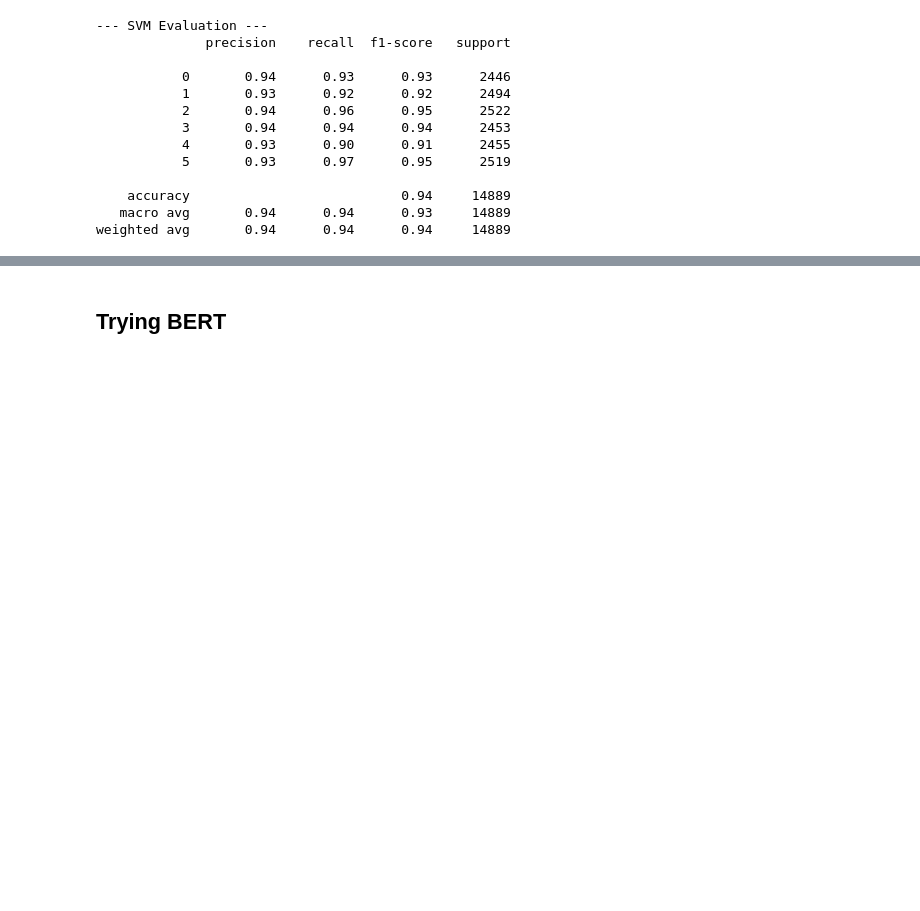
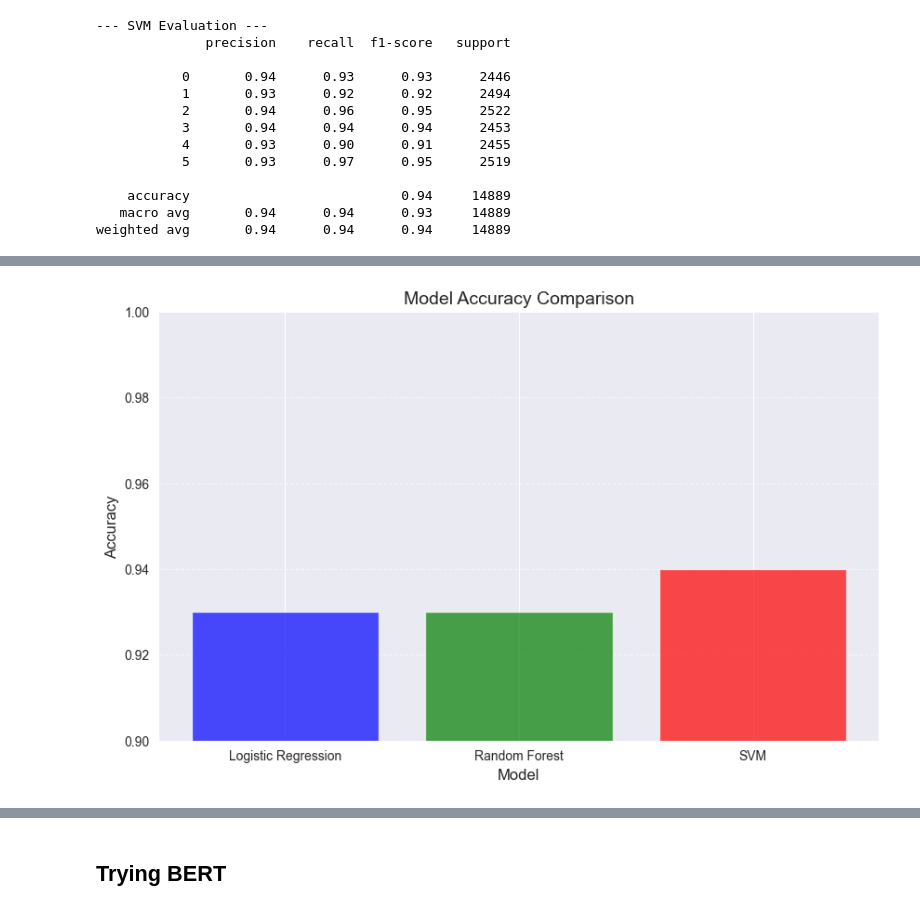
Before and after one commit to JamesAdeshina/Emotion_Classifier, a Jupyter notebook: main.ipynb, the cells around one changed output, grey strips where cells are left out. Drawn from its saved outputs; the diff is of its cells as text; code cells hidden in the pictures; blank space fills up the shorter version.

```diff
--- a/main.ipynb
+++ b/main.ipynb
@@ -781,0 +806,17 @@ Test Accuracy: 0.5429511666297913
+# %%
+# Define model names and corresponding performance metrics
+models = ["Logistic Regression", "Random Forest", "SVM"]
+accuracy = [0.93, 0.93, 0.94]
+f1_scores = [0.93, 0.93, 0.94]
+# %%
+# Plot Model Accuracy Comparison
+plt.figure(figsize=(10, 6))
+plt.bar(models, accuracy, color=['blue', 'green', 'red'], alpha=0.7)
+plt.ylim(0.9, 1.0)  # Set y-axis limit for better visualization
+plt.title("Model Accuracy Comparison", fontsize=14)
+plt.xlabel("Model", fontsize=12)
+plt.ylabel("Accuracy", fontsize=12)
+plt.grid(axis="y", linestyle="--", alpha=0.6)
+plt.show()
+# %% [output]
+[figure, added]
```
Also changed, not shown: parts of 57 cells of this notebook, 1 other file.
